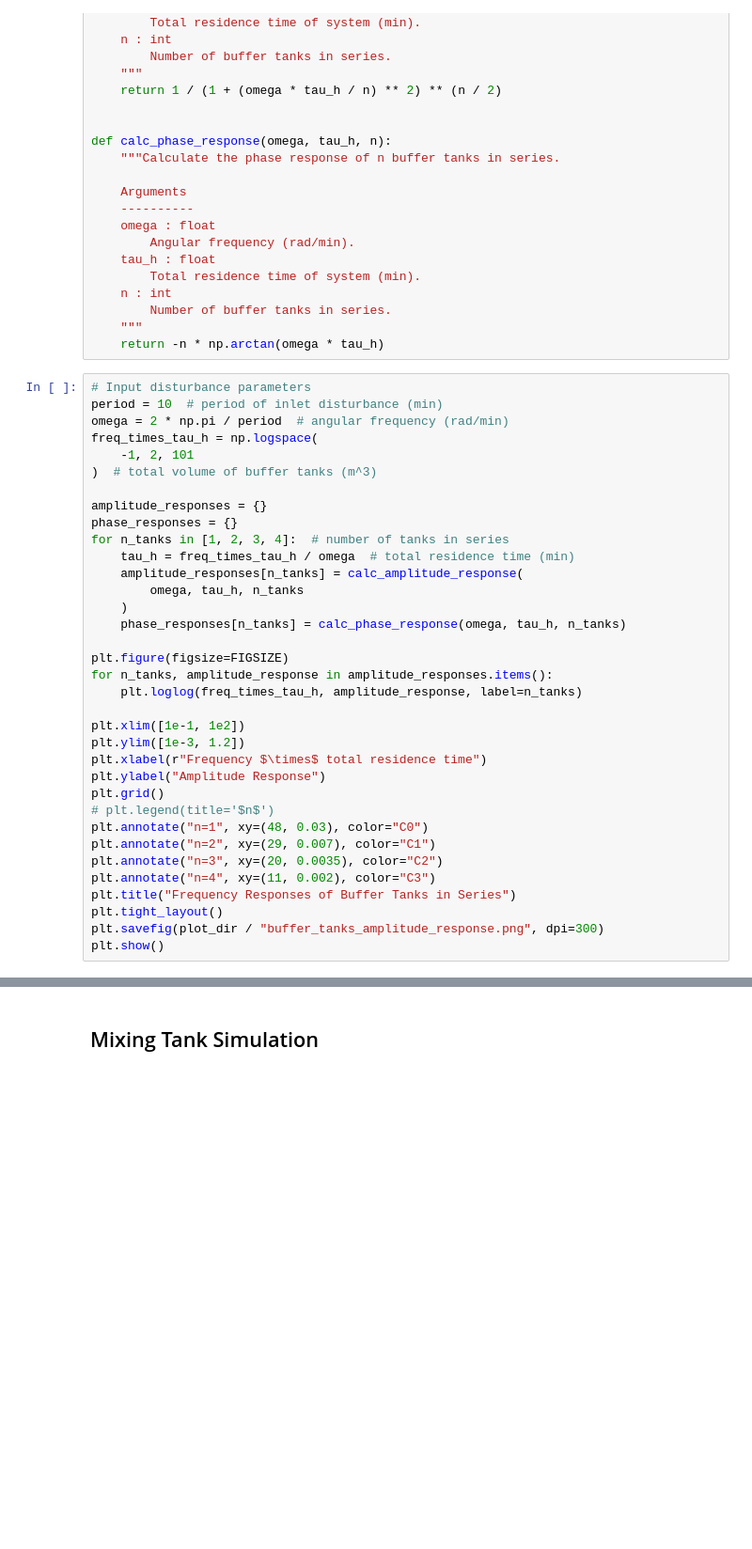
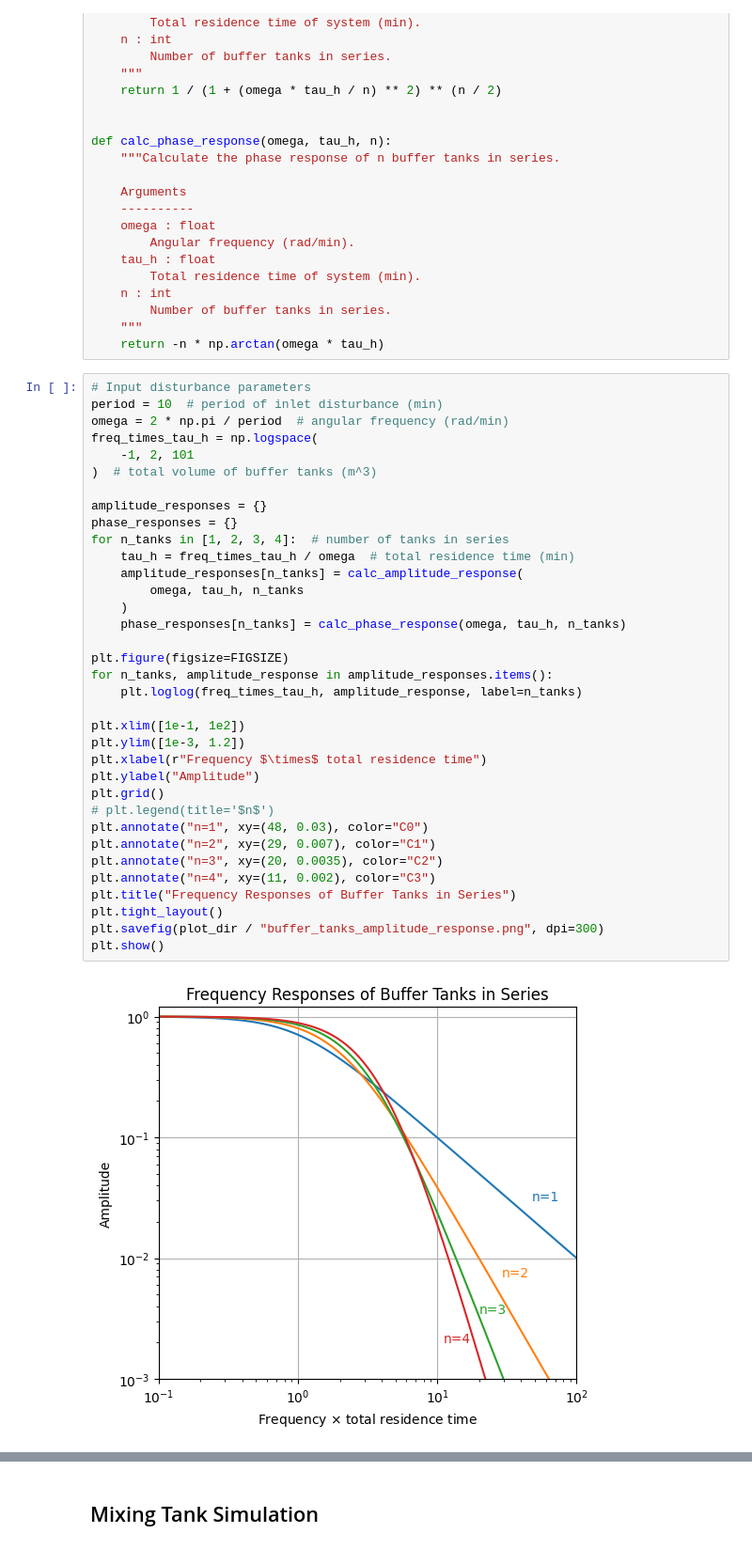
Before and after one commit to billtubbs/feed-conc-ctrl, a Jupyter notebook: buffer-tanks.ipynb, the cells around one changed output, grey strips where cells are left out. Shown at 94% size. Saved outputs shown, nothing was run; the diff lists cells and outputs as text; blank space fills up the shorter version.

```diff
--- a/buffer-tanks.ipynb
+++ b/buffer-tanks.ipynb
@@ -136,34 +136,36 @@ omega = 2 * np.pi / period  # angular frequency (rad/min)
 freq_times_tau_h = np.logspace(
     -1, 2, 101
 )  # total volume of buffer tanks (m^3)
 
 amplitude_responses = {}
 phase_responses = {}
 for n_tanks in [1, 2, 3, 4]:  # number of tanks in series
     tau_h = freq_times_tau_h / omega  # total residence time (min)
     amplitude_responses[n_tanks] = calc_amplitude_response(
         omega, tau_h, n_tanks
     )
     phase_responses[n_tanks] = calc_phase_response(omega, tau_h, n_tanks)
 
 plt.figure(figsize=FIGSIZE)
 for n_tanks, amplitude_response in amplitude_responses.items():
     plt.loglog(freq_times_tau_h, amplitude_response, label=n_tanks)
 
 plt.xlim([1e-1, 1e2])
 plt.ylim([1e-3, 1.2])
 plt.xlabel(r"Frequency $\times$ total residence time")
-plt.ylabel("Amplitude Response")
+plt.ylabel("Amplitude")
 plt.grid()
 # plt.legend(title='$n$')
 plt.annotate("n=1", xy=(48, 0.03), color="C0")
 plt.annotate("n=2", xy=(29, 0.007), color="C1")
 plt.annotate("n=3", xy=(20, 0.0035), color="C2")
 plt.annotate("n=4", xy=(11, 0.002), color="C3")
 plt.title("Frequency Responses of Buffer Tanks in Series")
 plt.tight_layout()
 plt.savefig(plot_dir / "buffer_tanks_amplitude_response.png", dpi=300)
 plt.show()
+# %% [output]
+[figure, added]
 # %%
 plt.figure(figsize=FIGSIZE)
 for i, (n_tanks, phase_response) in enumerate(phase_responses.items()):
```
Also changed, not shown: parts of 16 cells of this notebook.
